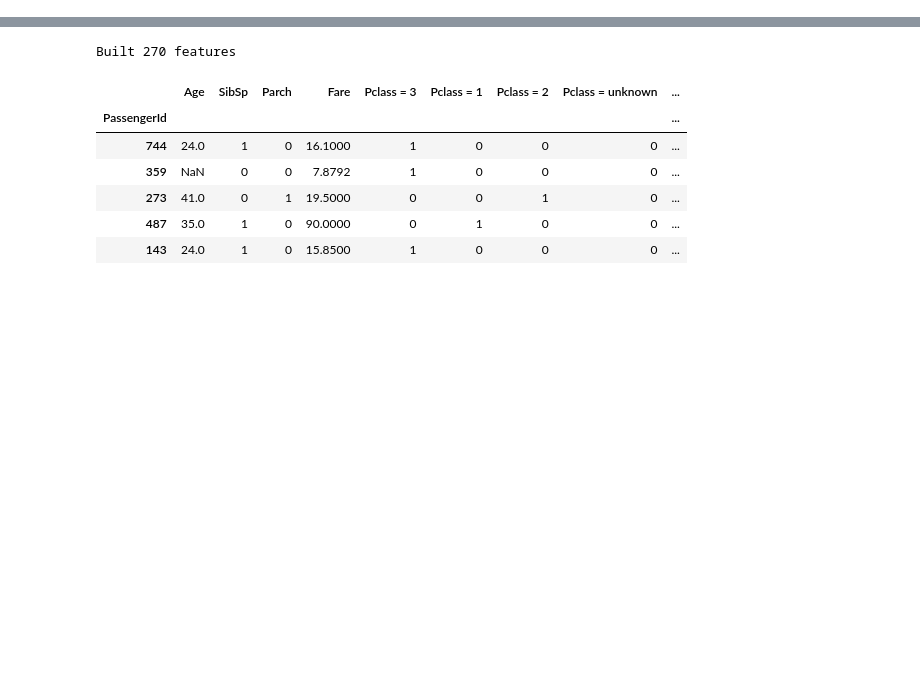
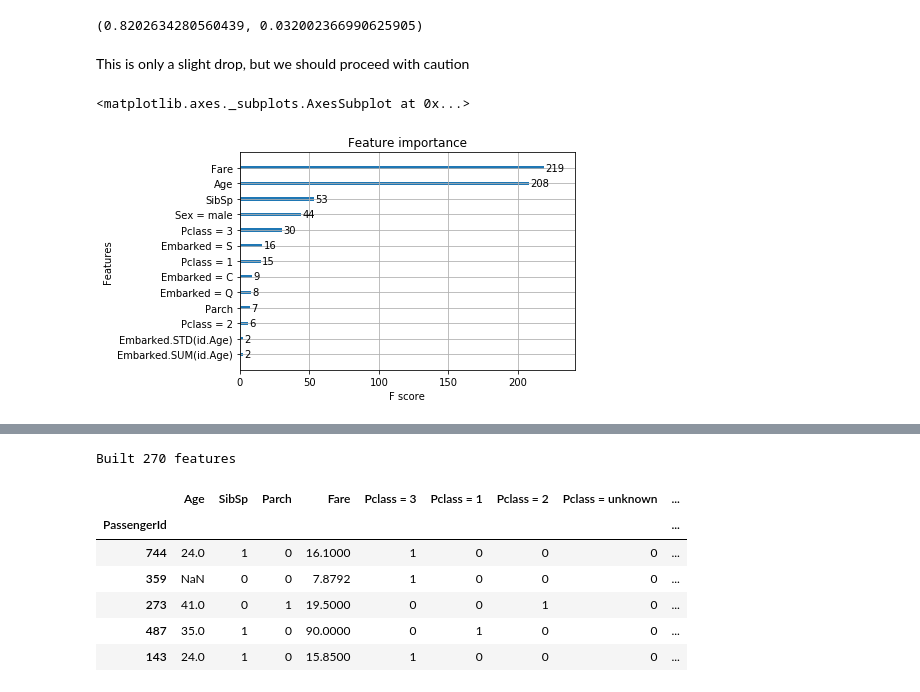
Before and after one commit to lstmemery/automl-talk, a Jupyter notebook: featuretools_demo.ipynb, the cells around one changed output, grey strips where cells are left out. Saved outputs shown, nothing was run; the diff lists cells and outputs as text; code cells hidden in the pictures; blank space fills up the shorter version.

```diff
--- a/featuretools_demo.ipynb
+++ b/featuretools_demo.ipynb
@@ -211,0 +31,12 @@ ft_pipeline.named_steps['featuretoolstransformer'].features
+# %%
+df = pd.read_csv("data/train.csv")
+target = df["Survived"]
+features = df.drop(columns=["Survived", "PassengerId"])
+features['Pclass'] = features['Pclass'].astype('category')
+
+(train_features, test_features,
+ train_target, test_target) = train_test_split(
+    features, target, train_size=0.75, stratify=target,
+    random_state=0)
+
+train_features.head(5)
@@ -211,0 +54,8 @@ ft_pipeline.named_steps['featuretoolstransformer'].features
+# %%
+basic_features = train_features.drop(columns=["Name", "Ticket", "Cabin"])
+basic_test_features = test_features.drop(columns=["Name", "Ticket", "Cabin"])
+
+dummy_model = make_pipeline(OneHotEncoder(cols=['Pclass', 'Sex', 'Embarked']),
+                            DummyClassifier(random_state=0))
+dummy_cv = cross_val_score(dummy_model, basic_features, train_target, cv=5)
+dummy_cv.mean(), dummy_cv.std()
@@ -211,0 +88,10 @@ ft_pipeline.named_steps['featuretoolstransformer'].features
+# %%
+one_hot = OneHotEncoder(cols=['Pclass', 'Sex', 'Embarked'])
+one_hot_features = one_hot.fit_transform(basic_features)
+column_names = one_hot_features.columns
+imputer = Imputer(strategy="median")
+one_hot_features = imputer.fit_transform(one_hot_features)
+xgb = XGBClassifier(random_state=0)
+xgb.fit(one_hot_features, train_target)
+perm_imp = PermutationImportance(xgb).fit(one_hot_features, train_target)
+show_weights(perm_imp, feature_names = column_names.values.tolist())
@@ -211,0 +247,17 @@ ft_pipeline.named_steps['featuretoolstransformer'].features
+# %%
+ft_pipeline = make_pipeline(
+    FeaturetoolsTransformer(categorical_features = ["Pclass", "Sex", "Embarked"]),
+    XGBClassifier(random_state=0))
+
+ft_cv = cross_val_score(ft_pipeline, ft_features, train_target, cv=5)
+ft_cv.mean(), ft_cv.std()
+# %% [output]
+(0.8202634280560439, 0.032002366990625905)
+# %% [markdown]
+This is only a slight drop, but we should proceed with caution
+# %%
+ft_pipeline.fit(ft_features, train_target)
+plot_importance(ft_pipeline.named_steps['xgbclassifier'])
+# %% [output]
+<matplotlib.axes._subplots.AxesSubplot at 0x...>
+[figure, added]
```
Also changed, not shown: parts of 46 cells of this notebook.
